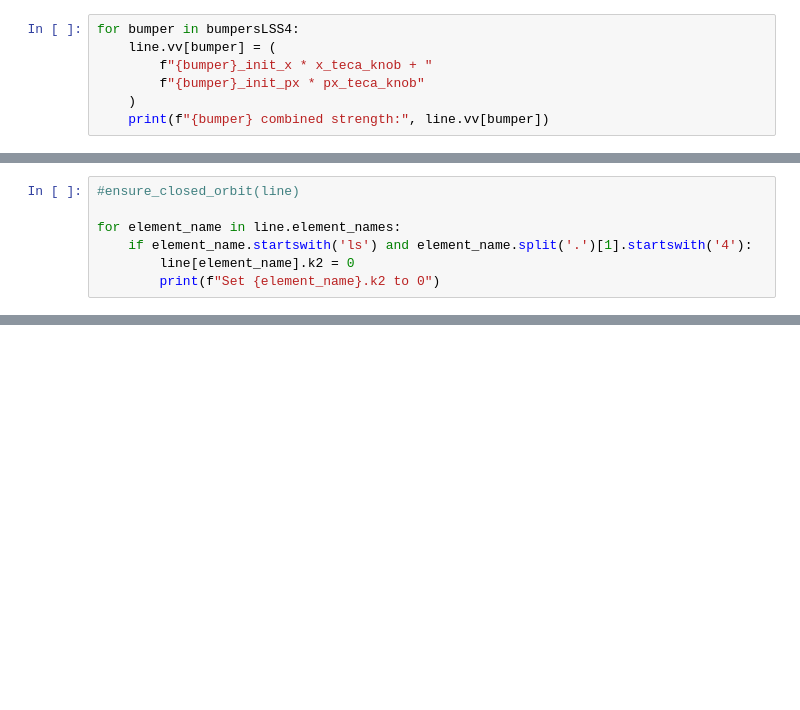
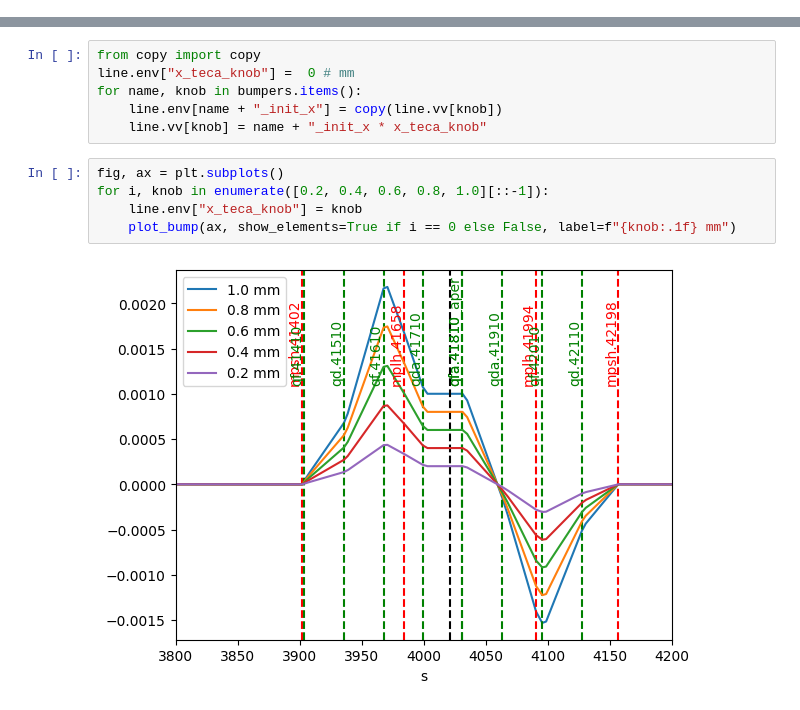
Before and after one commit to giacomells/Technical-Student-2024-2025, a Jupyter notebook: OrthogonalKnobsLSS4/OrthogonalKnobs.ipynb, the cells around one changed output, grey strips where cells are left out. Cells and saved outputs as stored; diff of their text form; blank space fills up the shorter version.

```diff
--- a/OrthogonalKnobsLSS4/OrthogonalKnobs.ipynb
+++ b/OrthogonalKnobsLSS4/OrthogonalKnobs.ipynb
@@ -211,7 +66,0 @@ line.env["px_teca_knob"] = 50 # µrad
-# %%
-for bumper in bumpersLSS4:
-    line.vv[bumper] = (
-        f"{bumper}_init_x * x_teca_knob + "
-        f"{bumper}_init_px * px_teca_knob"
-    )
-    print(f"{bumper} combined strength:", line.vv[bumper])
@@ -225,7 +66,0 @@ kmpsh42198 combined strength: -4.267184778147737e-05
-# %%
-#ensure_closed_orbit(line)
-
-for element_name in line.element_names:
-    if element_name.startswith('ls') and element_name.split('.')[1].startswith('4'):
-        line[element_name].k2 = 0
-        print(f"Set {element_name}.k2 to 0")
@@ -436,0 +106,13 @@ plt.savefig('teca_phase_space.png', bbox_inches='tight')
+# %%
+from copy import copy
+line.env["x_teca_knob"] =  0 # mm
+for name, knob in bumpers.items():
+    line.env[name + "_init_x"] = copy(line.vv[knob])
+    line.vv[knob] = name + "_init_x * x_teca_knob"
+# %%
+fig, ax = plt.subplots()
+for i, knob in enumerate([0.2, 0.4, 0.6, 0.8, 1.0][::-1]):
+    line.env["x_teca_knob"] = knob
+    plot_bump(ax, show_elements=True if i == 0 else False, label=f"{knob:.1f} mm")
+# %% [output]
+[figure, added]
```
Also changed, not shown: parts of 30 cells of this notebook, 2 other files.
